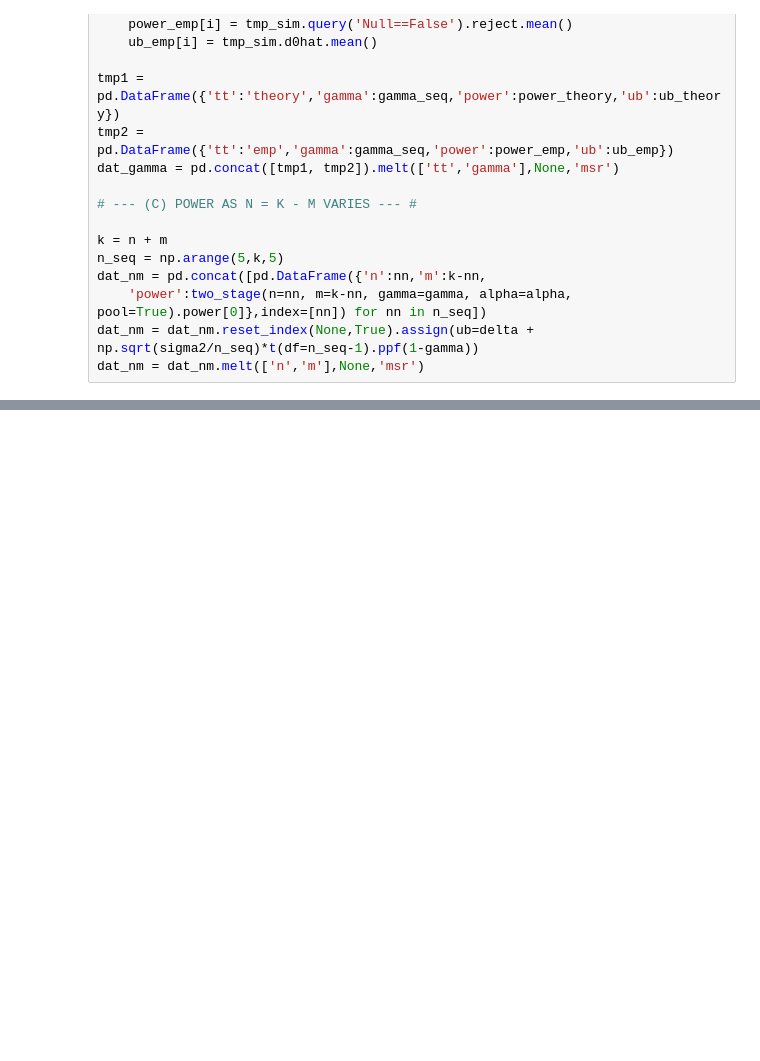
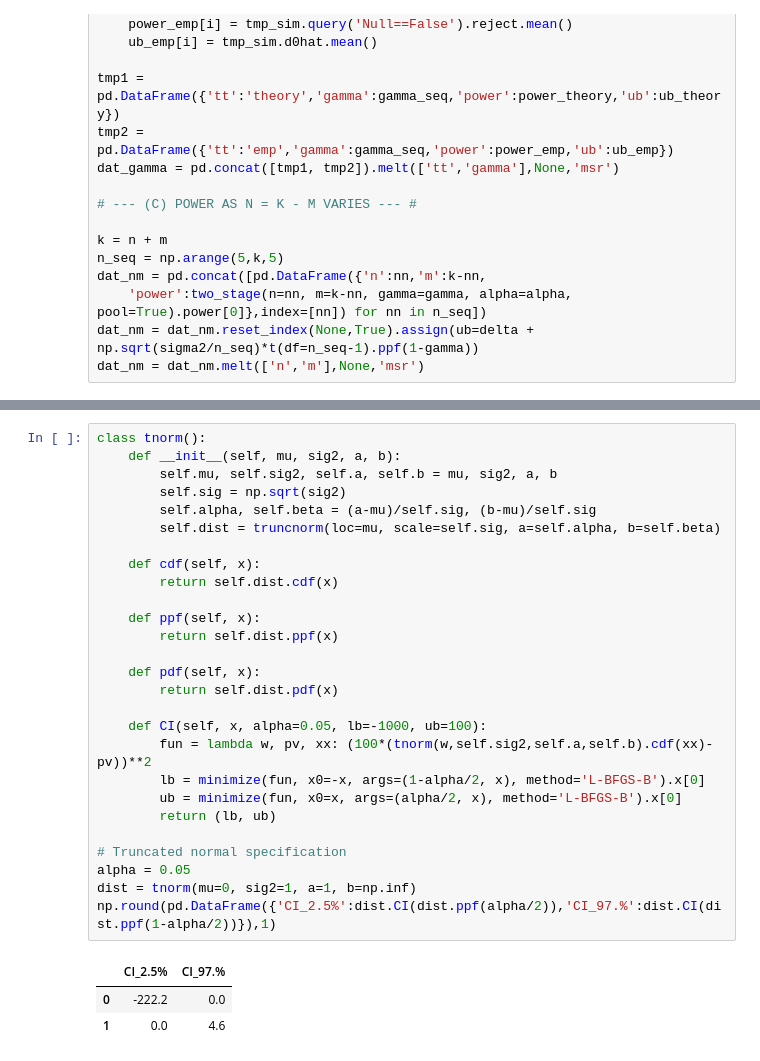
Before and after one commit to erikdrysdale/erikdrysdale.github.io, a Jupyter notebook: _rmd/extra_truncnorm/run_nb.ipynb, the cells around one changed output, grey strips where cells are left out. Drawn from its saved outputs; the diff is of its cells as text; blank space fills up the shorter version.

```diff
--- a/_rmd/extra_truncnorm/run_nb.ipynb
+++ b/_rmd/extra_truncnorm/run_nb.ipynb
@@ -455,0 +518,31 @@ For multiple regression or multiple comparisons tests, selection usually amounts
+# %%
+class tnorm():
+    def __init__(self, mu, sig2, a, b):
+        self.mu, self.sig2, self.a, self.b = mu, sig2, a, b
+        self.sig = np.sqrt(sig2)
+        self.alpha, self.beta = (a-mu)/self.sig, (b-mu)/self.sig
+        self.dist = truncnorm(loc=mu, scale=self.sig, a=self.alpha, b=self.beta)
+
+    def cdf(self, x):
+        return self.dist.cdf(x)
+
+    def ppf(self, x):
+        return self.dist.ppf(x)
+
+    def pdf(self, x):
+        return self.dist.pdf(x)
+
+    def CI(self, x, alpha=0.05, lb=-1000, ub=100):
+        fun = lambda w, pv, xx: (100*(tnorm(w,self.sig2,self.a,self.b).cdf(xx)-pv))**2
+        lb = minimize(fun, x0=-x, args=(1-alpha/2, x), method='L-BFGS-B').x[0]
+        ub = minimize(fun, x0=x, args=(alpha/2, x), method='L-BFGS-B').x[0]
+        return (lb, ub)
+
+# Truncated normal specification
+alpha = 0.05
+dist = tnorm(mu=0, sig2=1, a=1, b=np.inf)
+np.round(pd.DataFrame({'CI_2.5%':dist.CI(dist.ppf(alpha/2)),'CI_97.%':dist.CI(dist.ppf(1-alpha/2))}),1)
+# %% [output]
+|  | CI_2.5% | CI_97.% |
+| 0 | -222.2 | 0.0 |
+| 1 | 0.0 | 4.6 |
```
Also changed, not shown: parts of 6 cells of this notebook, 4 other files.
